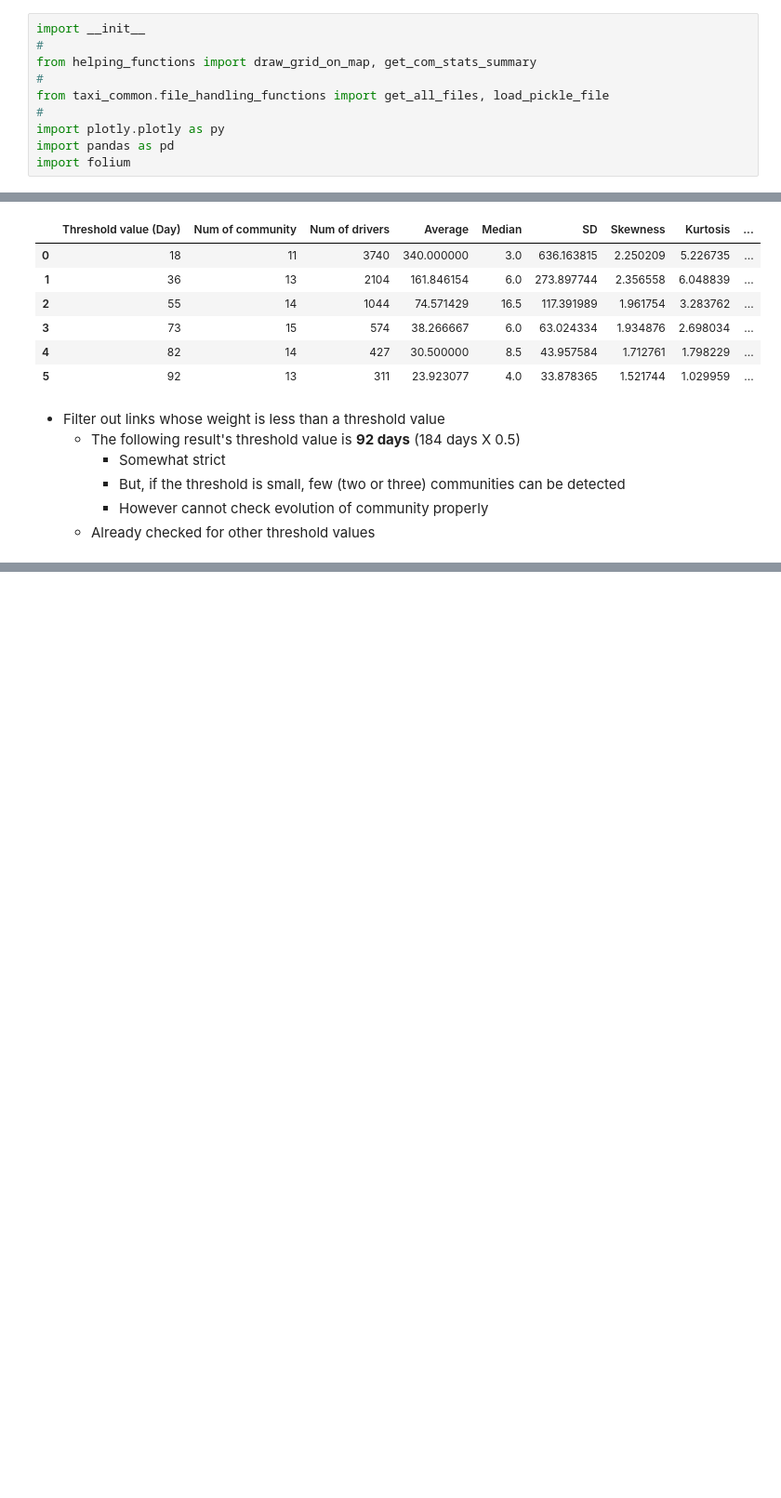
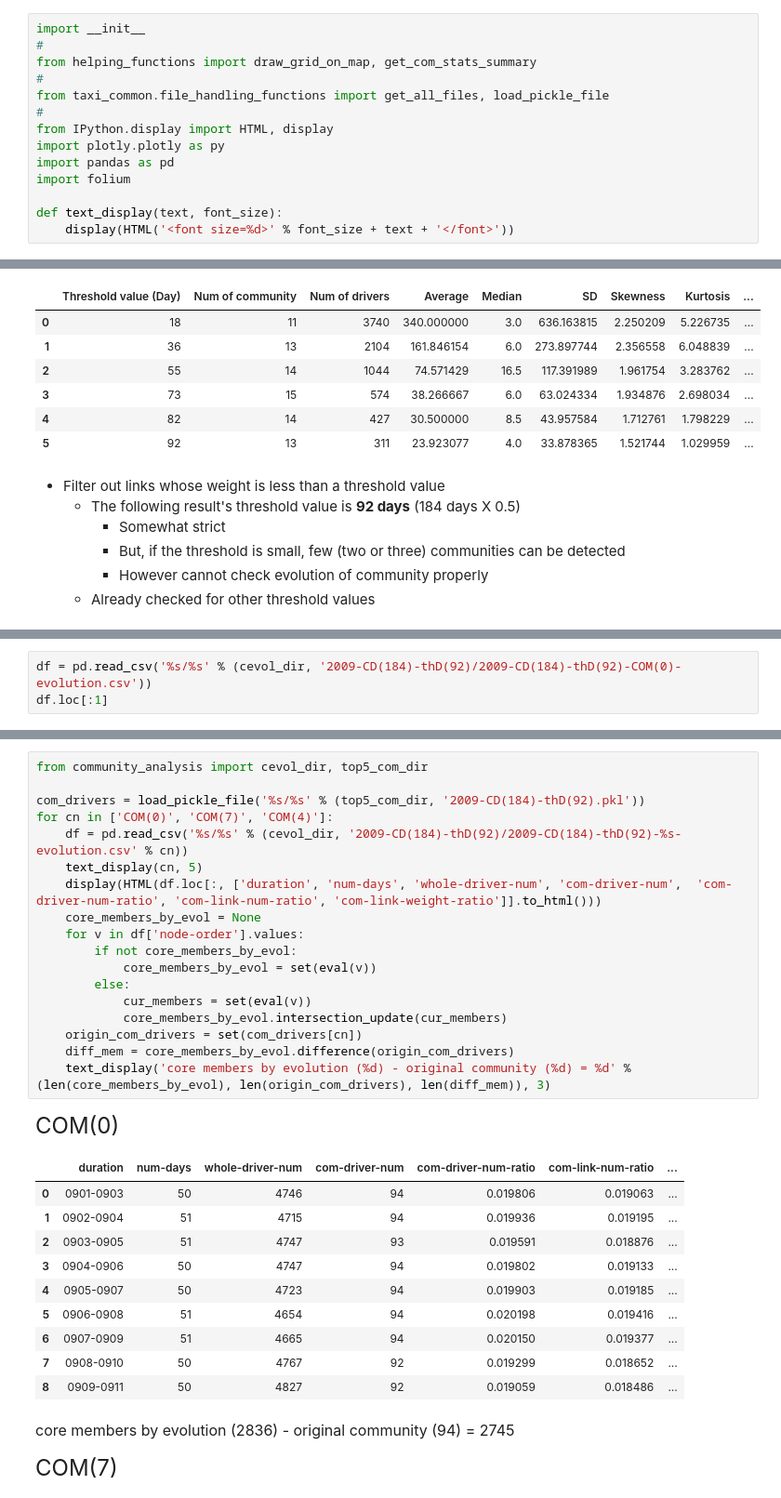
Before and after one commit to PeterGCM/taxi_projects, a Jupyter notebook: community_analysis/report/CA_report_jupyter_notebook.ipynb, the cells around one changed output, grey strips where cells are left out. Shown: that part at 93% size. Cells and saved outputs as stored; diff of their text form; blank space fills up the shorter version.

```diff
--- a/community_analysis/report/CA_report_jupyter_notebook.ipynb
+++ b/community_analysis/report/CA_report_jupyter_notebook.ipynb
@@ -5,6 +5,10 @@ from helping_functions import draw_grid_on_map, get_com_stats_summary
 #
 from taxi_common.file_handling_functions import get_all_files, load_pickle_file
 #
+from IPython.display import HTML, display
 import plotly.plotly as py
 import pandas as pd
 import folium
+
+def text_display(text, font_size):
+    display(HTML('<font size=%d>' % font_size + text + '</font>'))
@@ -132,0 +223,3 @@ df
+# %%
+df = pd.read_csv('%s/%s' % (cevol_dir, '2009-CD(184)-thD(92)/2009-CD(184)-thD(92)-COM(0)-evolution.csv'))
+df.loc[:1]
@@ -132,0 +232,32 @@ df
+# %%
+from community_analysis import cevol_dir, top5_com_dir
+
+com_drivers = load_pickle_file('%s/%s' % (top5_com_dir, '2009-CD(184)-thD(92).pkl'))
+for cn in ['COM(0)', 'COM(7)', 'COM(4)']:
+    df = pd.read_csv('%s/%s' % (cevol_dir, '2009-CD(184)-thD(92)/2009-CD(184)-thD(92)-%s-evolution.csv' % cn))
+    text_display(cn, 5)
+    display(HTML(df.loc[:, ['duration', 'num-days', 'whole-driver-num', 'com-driver-num',  'com-driver-num-ratio', 'com-link-num-ratio', 'com-link-weight-ratio']].to_html()))
+    core_members_by_evol = None
+    for v in df['node-order'].values:
+        if not core_members_by_evol:
+            core_members_by_evol = set(eval(v))
+        else:
+            cur_members = set(eval(v))
+            core_members_by_evol.intersection_update(cur_members)
+    origin_com_drivers = set(com_drivers[cn])
+    diff_mem = core_members_by_evol.difference(origin_com_drivers)
+    text_display('core members by evolution (%d) - original community (%d) = %d' % (len(core_members_by_evol), len(origin_com_drivers), len(diff_mem)), 3)
+# %% [output]
+COM(0)
+|  | duration | num-days | whole-driver-num | com-driver-num | com-driver-num-ratio | com-link-num-ratio | ... |
+| 0 | 0901-0903 | 50 | 4746 | 94 | 0.019806 | 0.019063 | ... |
+| 1 | 0902-0904 | 51 | 4715 | 94 | 0.019936 | 0.019195 | ... |
+| 2 | 0903-0905 | 51 | 4747 | 93 | 0.019591 | 0.018876 | ... |
+| 3 | 0904-0906 | 50 | 4747 | 94 | 0.019802 | 0.019133 | ... |
+| 4 | 0905-0907 | 50 | 4723 | 94 | 0.019903 | 0.019185 | ... |
+| 5 | 0906-0908 | 51 | 4654 | 94 | 0.020198 | 0.019416 | ... |
+| 6 | 0907-0909 | 51 | 4665 | 94 | 0.020150 | 0.019377 | ... |
+| 7 | 0908-0910 | 50 | 4767 | 92 | 0.019299 | 0.018652 | ... |
+| 8 | 0909-0911 | 50 | 4827 | 92 | 0.019059 | 0.018486 | ... |
+core members by evolution (2836) - original community (94) = 2745
+COM(7)
```
Also changed, not shown: parts of 14 cells of this notebook, 6 other files.
